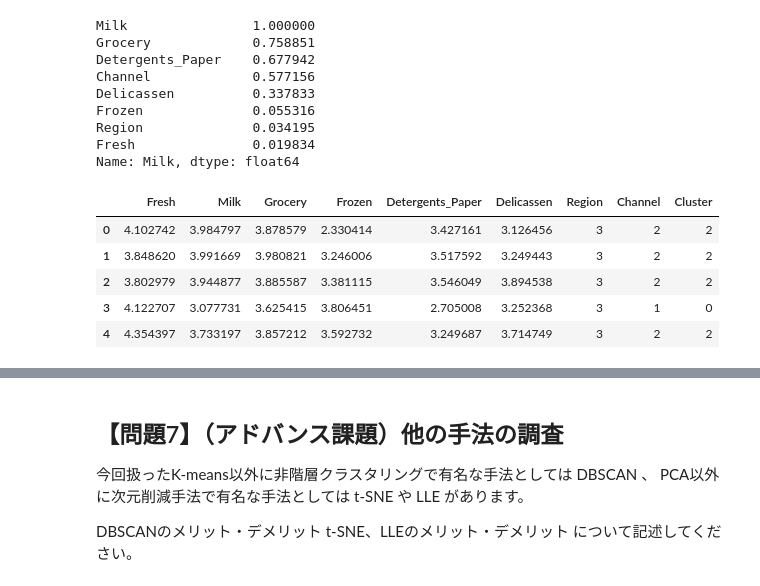
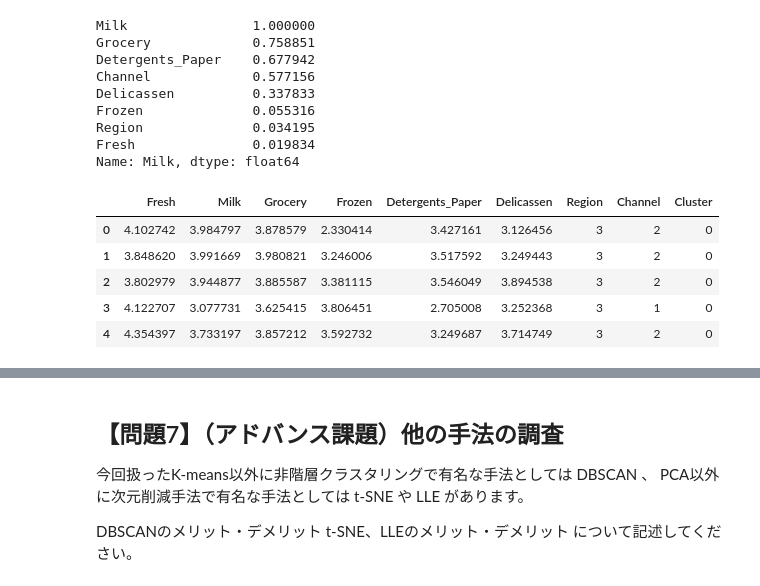
Before and after one commit to ohmorimori/diveintocode-ml, a Jupyter notebook: diveintocode-term1/sprint/sprint7/sprint7-ml-scratch-clustering.ipyn.ipynb, the cells around one changed output, grey strips where cells are left out. Drawn from its saved outputs; the diff is of its cells as text; code cells hidden in the pictures.

```diff
--- a/diveintocode-term1/sprint/sprint7/sprint7-ml-scratch-clustering.ipyn.ipynb
+++ b/diveintocode-term1/sprint/sprint7/sprint7-ml-scratch-clustering.ipyn.ipynb
@@ -460,19 +238,20 @@ array([nan, nan, nan, nan, nan, nan, nan, nan, nan, nan, nan, nan, nan,
 from sklearn.metrics import silhouette_samples
 from matplotlib import cm
 
+cluster_labels = np.unique(clst)
 #シルエット係数
 silhouette_vals = silhouette_samples(X,cluster,metric='euclidean')
 
 y_ax_lower, y_ax_upper = 0, 0
 yticks = []
 for i, c in enumerate(cluster_labels):
-    c_silhouette_vals = silhouette_vals[cluster == c]
-    c_silhouette_vals.sort()
-    y_ax_upper += len(c_silhouette_vals)
-    color = cm.jet(i / n_clusters)
-    plt.barh(range(y_ax_lower, y_ax_upper), c_silhouette_vals, height=1.0, edgecolor='none', color=color)
-    yticks.append((y_ax_lower + y_ax_upper) / 2)
-    y_ax_lower += len(c_silhouette_vals)
+        c_silhouette_vals = silhouette_vals[cluster == c]
+        c_silhouette_vals.sort()
+        y_ax_upper += len(c_silhouette_vals)
+        color = cm.jet(i / n_clusters)
+        plt.barh(range(y_ax_lower, y_ax_upper), c_silhouette_vals, height=1.0, edgecolor='none', color=color)
+        yticks.append((y_ax_lower + y_ax_upper) / 2)
+        y_ax_lower += len(c_silhouette_vals)
 silhouette_avg = np.mean(silhouette_vals)
 plt.axvline(silhouette_avg, color="red", linestyle="--")
 plt.yticks(yticks, cluster_labels + 1)
@@ -563,12 +355,12 @@ pd.plotting.scatter_matrix(df_a_log, alpha=0.3, figsize=(15, 10));
 # %%
 #エルボー法でk-meansのクラスター数見積もり
-#どの辺に変曲点あるかわかりにくい
+#~4くらい?
 n = 20
 sse = np.empty((n, 1))
 for i in range(1, n):
-        clf = ScratchKMeans(n_neighbors=i)
+        clf = ScratchKMeans(n_clusters=i)
         clf.fit(df_a_log)
-        cluster, sse[i] = clf.predict(df_a_log)
+        cluster, distance, sse[i] = clf.predict(df_a_log)
 fig, ax = plt.subplots(1, 1, figsize=(4, 4))
 ax = plt.plot(sse[1:], label=i)
 plt.show()
@@ -681,20 +491,20 @@ Region              0.034195
 Fresh               0.019834
 Name: Milk, dtype: float64
 # %%
-clf = ScratchKMeans(n_neighbors=3)
+clf = ScratchKMeans(n_clusters=2)
 clf.fit(np.array(new_df))
-cluster, sse = clf.predict(np.array(new_df))
+cluster, distance, sse = clf.predict(np.array(new_df))
 
 #クラスターの情報を付与
 new_df['Cluster'] = cluster
 new_df.head()
 # %% [output]
 |  | Fresh | Milk | Grocery | Frozen | Detergents_Paper | Delicassen | Region | Channel | Cluster |
-| 0 | 4.102742 | 3.984797 | 3.878579 | 2.330414 | 3.427161 | 3.126456 | 3 | 2 | 2 |
-| 1 | 3.848620 | 3.991669 | 3.980821 | 3.246006 | 3.517592 | 3.249443 | 3 | 2 | 2 |
-| 2 | 3.802979 | 3.944877 | 3.885587 | 3.381115 | 3.546049 | 3.894538 | 3 | 2 | 2 |
+| 0 | 4.102742 | 3.984797 | 3.878579 | 2.330414 | 3.427161 | 3.126456 | 3 | 2 | 0 |
+| 1 | 3.848620 | 3.991669 | 3.980821 | 3.246006 | 3.517592 | 3.249443 | 3 | 2 | 0 |
+| 2 | 3.802979 | 3.944877 | 3.885587 | 3.381115 | 3.546049 | 3.894538 | 3 | 2 | 0 |
 | 3 | 4.122707 | 3.077731 | 3.625415 | 3.806451 | 2.705008 | 3.252368 | 3 | 1 | 0 |
-| 4 | 4.354397 | 3.733197 | 3.857212 | 3.592732 | 3.249687 | 3.714749 | 3 | 2 | 2 |
+| 4 | 4.354397 | 3.733197 | 3.857212 | 3.592732 | 3.249687 | 3.714749 | 3 | 2 | 0 |
 # %%
 #各クラスタに分類されたサンプルの数
 new_df[['Fresh', 'Cluster']].groupby(['Cluster']).count()
```
Also changed, not shown: parts of 43 cells of this notebook.
